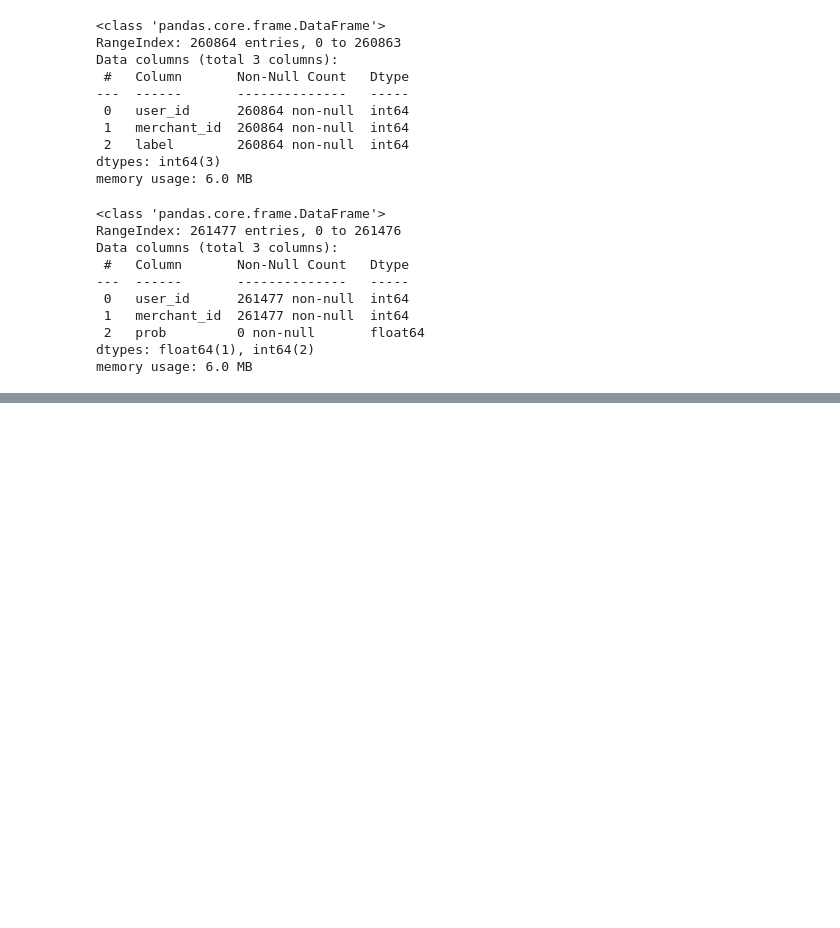
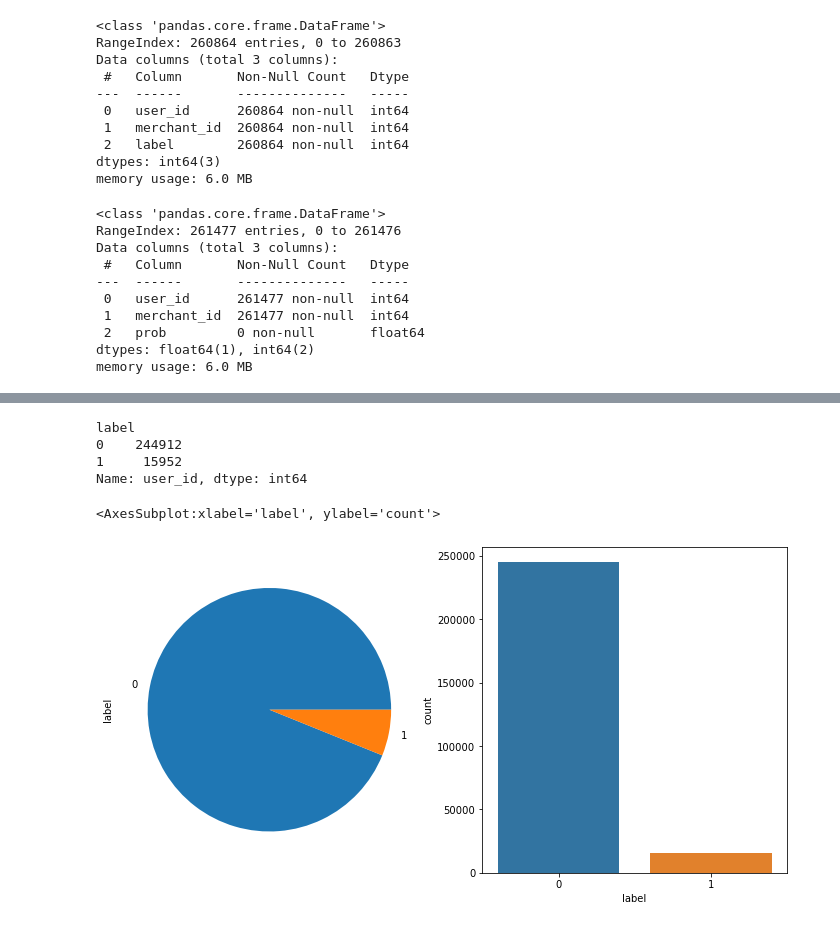
Before and after one commit to qbzn-w/data_competition, a Jupyter notebook: 阿里天池_天猫用户重复购买预测/code/code.ipynb, the cells around one changed output, grey strips where cells are left out. Drawn from its saved outputs; the diff is of its cells as text; code cells hidden in the pictures; blank space fills up the shorter version.

```diff
--- a/阿里天池_天猫用户重复购买预测/code/code.ipynb
+++ b/阿里天池_天猫用户重复购买预测/code/code.ipynb
@@ -129,0 +170,13 @@ age_range
+# %%
+label_gp=train_data.groupby('label')['user_id'].count()
+print(label_gp)
+_,axe=plt.subplots(1,2,figsize=(12,6))
+train_data.label.value_counts().plot(kind='pie',ax=axe[0])
+sns.countplot('label',data=train_data,ax=axe[1])
+# %% [output]
+label
+0    244912
+1     15952
+Name: user_id, dtype: int64
+<AxesSubplot:xlabel='label', ylabel='count'>
+[figure, added]
```
Also changed, not shown: parts of 8 cells of this notebook.
